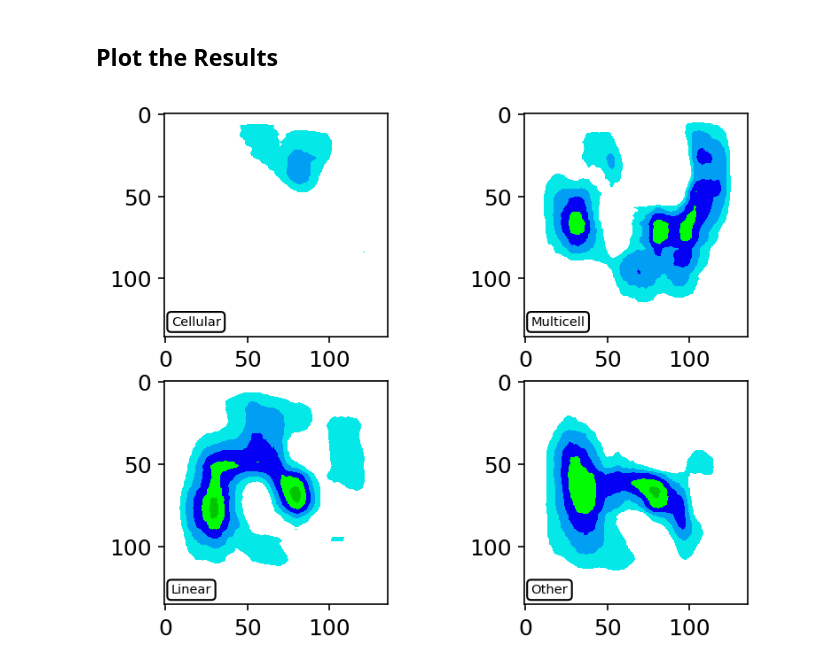
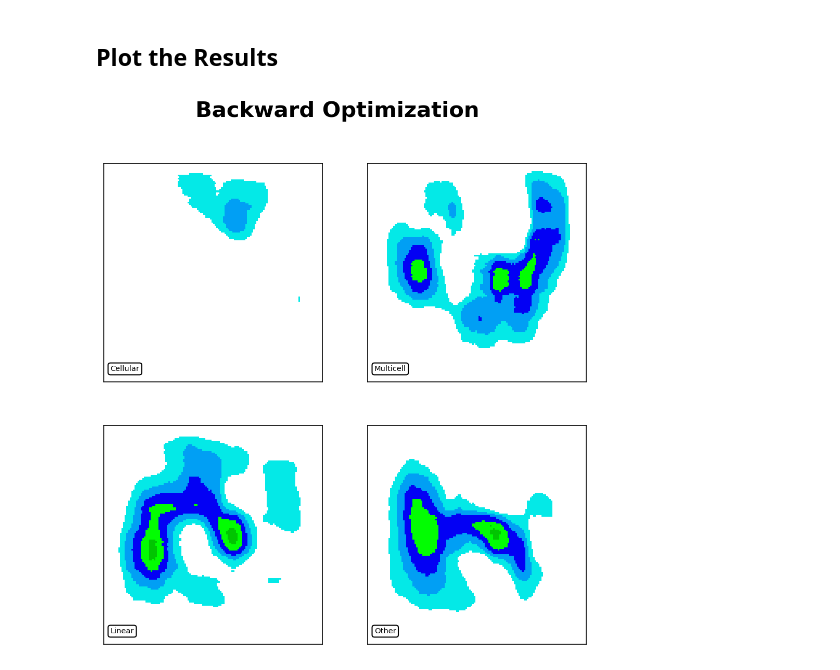
Before and after one commit to jcorner1/Future_Modes, a Jupyter notebook: Code/Jetstream/Convective_Mode_BO.ipynb, the cells around one changed output. Cells and saved outputs as stored; diff of their text form; code cells hidden in the pictures.

```diff
--- a/Code/Jetstream/Convective_Mode_BO.ipynb
+++ b/Code/Jetstream/Convective_Mode_BO.ipynb
@@ -397,18 +398,24 @@ norm = BoundaryNorm(classes, ncolors=cmap.N)
 
 lookup = ['Cellular','Multicell', 'Linear', 'Other']
 # %%
+fig = plt.figure(figsize=(8,8))
+
 #iterate through each class
 for i in range(4):
     ax = plt.subplot(2,2,i+1)
+    plt.tick_params(left = False, right = False , labelleft = False ,
+                labelbottom = False, bottom = False)
 
     #reshape and smooth the current class of bwo data
     bwo_map = locals()[f'class_optimized_predictor_matrix_norm{i}'][0].reshape(136,136)
     #sample = np.flipud(smooth_it(bwo_map * 80))
     sample = np.flipud(bwo_map * 80)
     ax.annotate(f'{lookup[i]}', (0.03,0.05),fontsize=7,
                         bbox=dict(boxstyle='round', facecolor='w', alpha=1), xycoords='axes fraction')
 
     #plot the data
     draw_box_plot(ax, sample.squeeze())
+plt.suptitle('Backward Optimization', size=20).set_weight('bold')
+plt.savefig('/home/jovyan/Future_Modes/Plots/bwo_plots.png', format='png', dpi=500, bbox_inches='tight')
 # %% [output]
-[figure, old version]
+[figure, new version]
```
Also changed, not shown: parts of 6 cells of this notebook, 6 other files.
